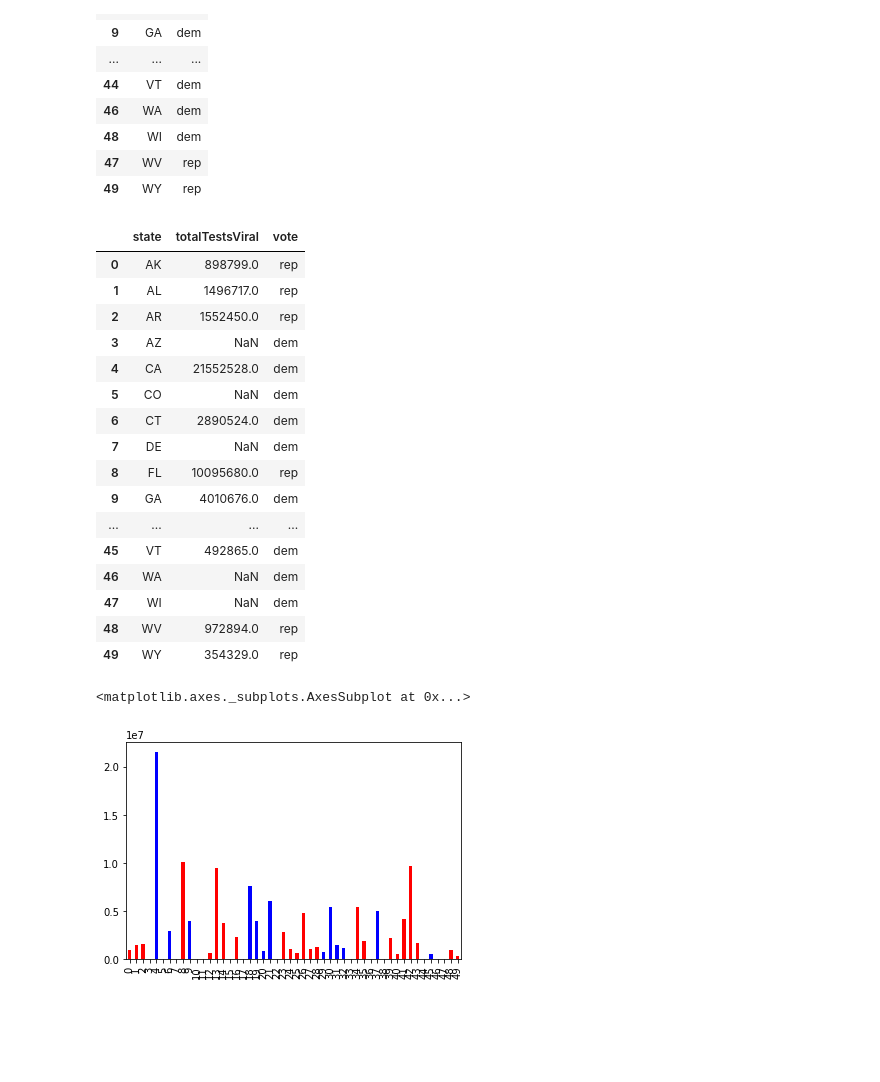
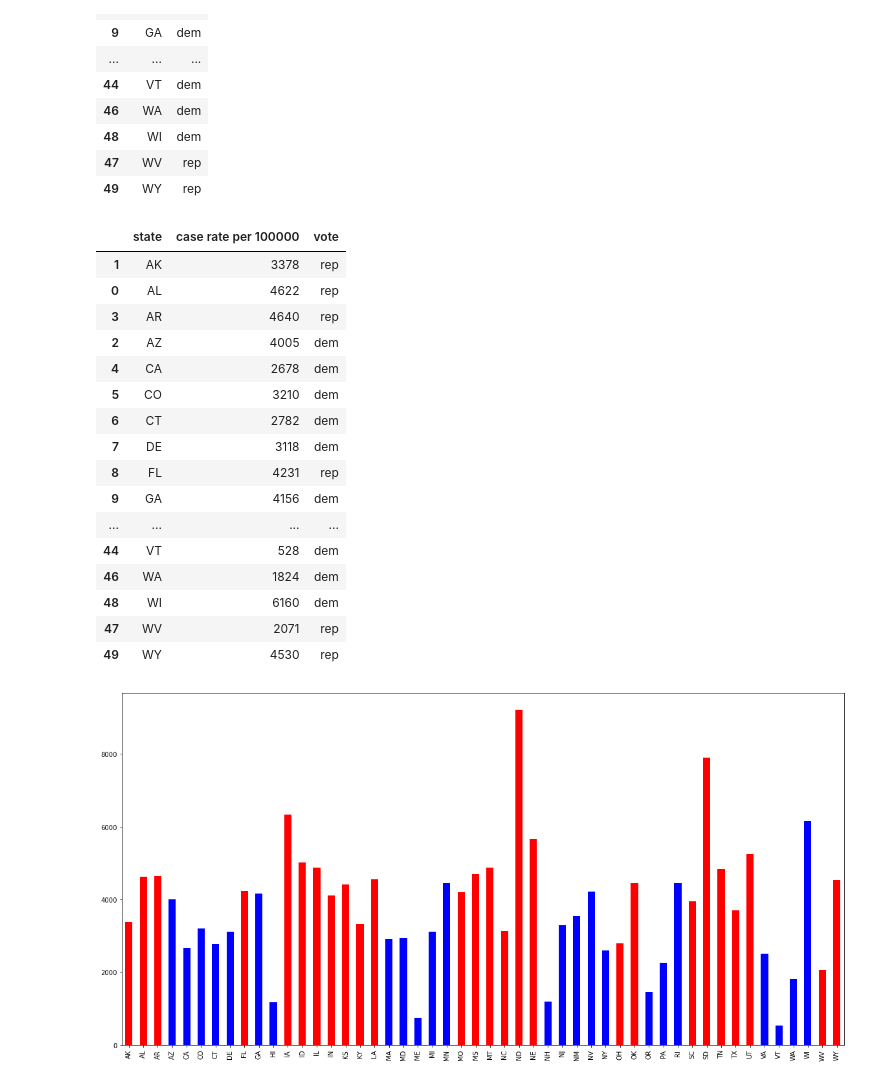
Before and after one commit to RicardoValdovinos/PolitiCovid19, a Jupyter notebook: main.ipynb, the cells around one changed output. Drawn from its saved outputs; the diff is of its cells as text; code cells hidden in the pictures; blank space fills up the shorter version.

Commit message:
created two plots/charts from the data

```diff
--- a/main.ipynb
+++ b/main.ipynb
@@ -7,8 +95,8 @@ covid_df = pd.read_csv('datasets/all-states-history.csv')
 # %%
-most_recent = covid_df.loc[covid_df['date'] > '2020-11-18'].sort_values('state')
-filtered_results = most_recent[['state', 'totalTestsViral']]
-us_territories = ['AS', 'GU', 'MH', 'MP', 'PR', 'PW', 'VI', 'UM', 'DC']
+covid_cases_df = covid_df[['state', 'case rate per 100000']]
+us_territories = ['AS', 'GU', 'MH', 'MP', 'PR', 'PW', 'VI', 'UM', 'DC', 'FM', 'US', 'NYC']
 for territory in us_territories:
-    filtered_results = filtered_results[filtered_results['state'] != territory]
-display(filtered_results)
+    covid_cases_df = covid_cases_df[covid_cases_df['state'] != inverted_dict[territory]]
+covid_cases_df.sort_values('state')
+display(covid_cases_df)
 # %% [output]
@@ -31,0 +120,5 @@ display(filtered_results)
+# %%
+for i in range(len(covid_cases_df)):
+    covid_cases_df.iloc[i]['state'] = us_state_abbrev[covid_cases_df.iloc[i]['state']]
+display(covid_cases_df)
+print(len(covid_cases_df))
@@ -51,29 +164,35 @@ display(political_df)
 | 47 | WV | rep |
 | 49 | WY | rep |
 # %%
-frames = [filtered_results.sort_values('state'), political_df.sort_values('state')]
-merged_df = pd.merge(filtered_results, political_df, left_on='state', right_on='state', how='left')
-display(merged_df)
+frames = [covid_cases_df.sort_values('state'), political_df.sort_values('state')]
+merged_cases_df = pd.merge(covid_cases_df, political_df, left_on='state', right_on='state', how='left')
+merged_cases_df = merged_cases_df.sort_values('state')
+display(merged_cases_df)
 # %% [output]
-|  | state | totalTestsViral | vote |
-| 0 | AK | 898799.0 | rep |
-| 1 | AL | 1496717.0 | rep |
-| 2 | AR | 1552450.0 | rep |
-| 3 | AZ | NaN | dem |
-| 4 | CA | 21552528.0 | dem |
-| 5 | CO | NaN | dem |
-| 6 | CT | 2890524.0 | dem |
-| 7 | DE | NaN | dem |
-| 8 | FL | 10095680.0 | rep |
-| 9 | GA | 4010676.0 | dem |
+|  | state | case rate per 100000 | vote |
+| 1 | AK | 3378 | rep |
+| 0 | AL | 4622 | rep |
+| 3 | AR | 4640 | rep |
+| 2 | AZ | 4005 | dem |
+| 4 | CA | 2678 | dem |
+| 5 | CO | 3210 | dem |
+| 6 | CT | 2782 | dem |
+| 7 | DE | 3118 | dem |
+| 8 | FL | 4231 | rep |
+| 9 | GA | 4156 | dem |
 | ... | ... | ... | ... |
-| 45 | VT | 492865.0 | dem |
-| 46 | WA | NaN | dem |
-| 47 | WI | NaN | dem |
-| 48 | WV | 972894.0 | rep |
-| 49 | WY | 354329.0 | rep |
+| 44 | VT | 528 | dem |
+| 46 | WA | 1824 | dem |
+| 48 | WI | 6160 | dem |
+| 47 | WV | 2071 | rep |
+| 49 | WY | 4530 | rep |
+# %%
+merged_cases_df['case rate per 100000'] = pd.to_numeric(merged_cases_df['case rate per 100000'], errors='coerce')
 # %%
-merged_df['totalTestsViral'].plot(kind='bar', color=(merged_df['vote'] == 'dem').map({True: 'b', False: 'r'}))
+merged_cases_df['case rate per 100000'].plot(
+    figsize=(20, 10),
+    kind='bar',
+    color=(merged_df['vote'] == 'dem').map({True: 'b', False: 'r'})
+).set_xticklabels(merged_df.state);
 # %% [output]
-<matplotlib.axes._subplots.AxesSubplot at 0x...>
-[figure, old version]
+[figure, new version]
```
Also changed, not shown: parts of 10 cells of this notebook.
